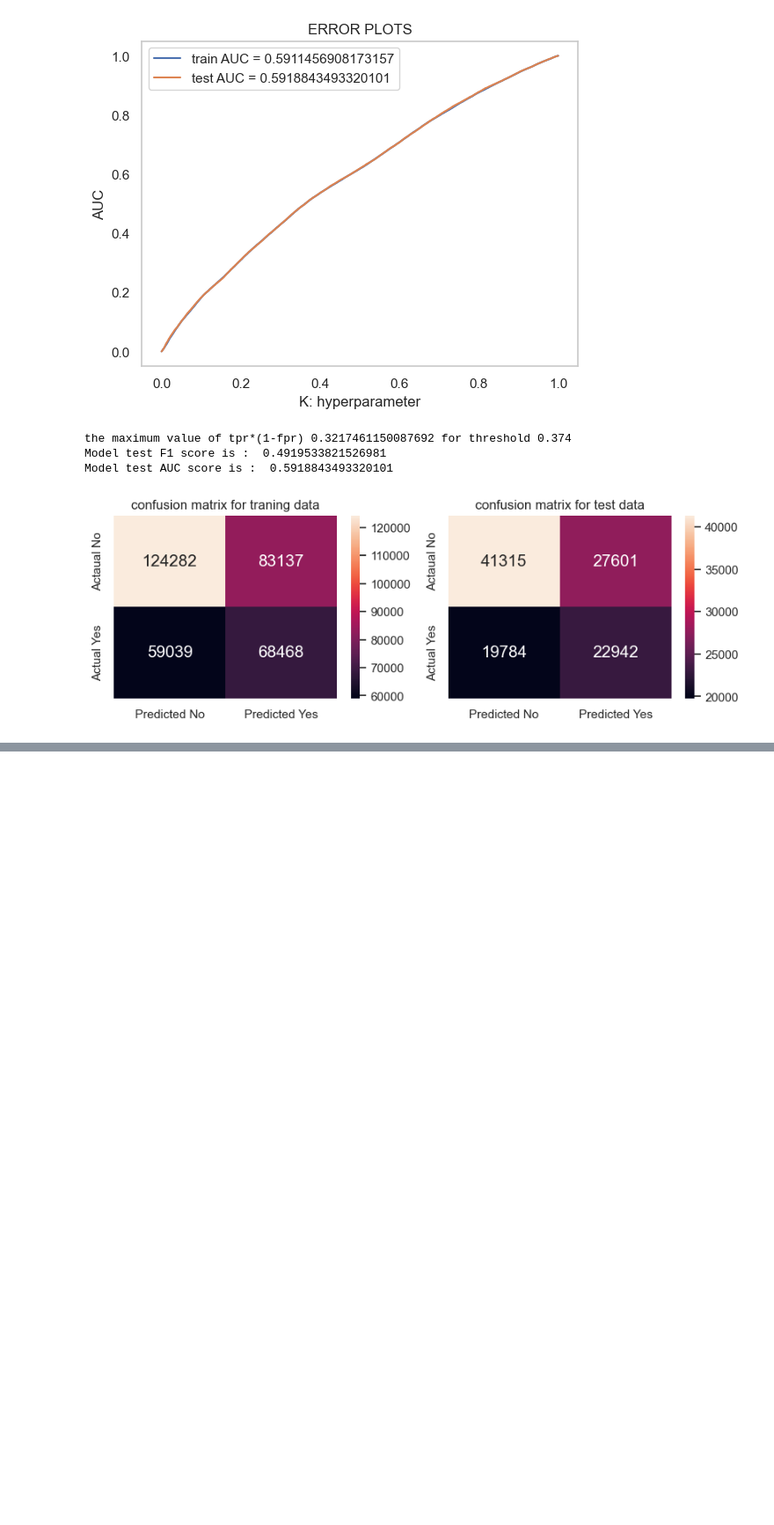
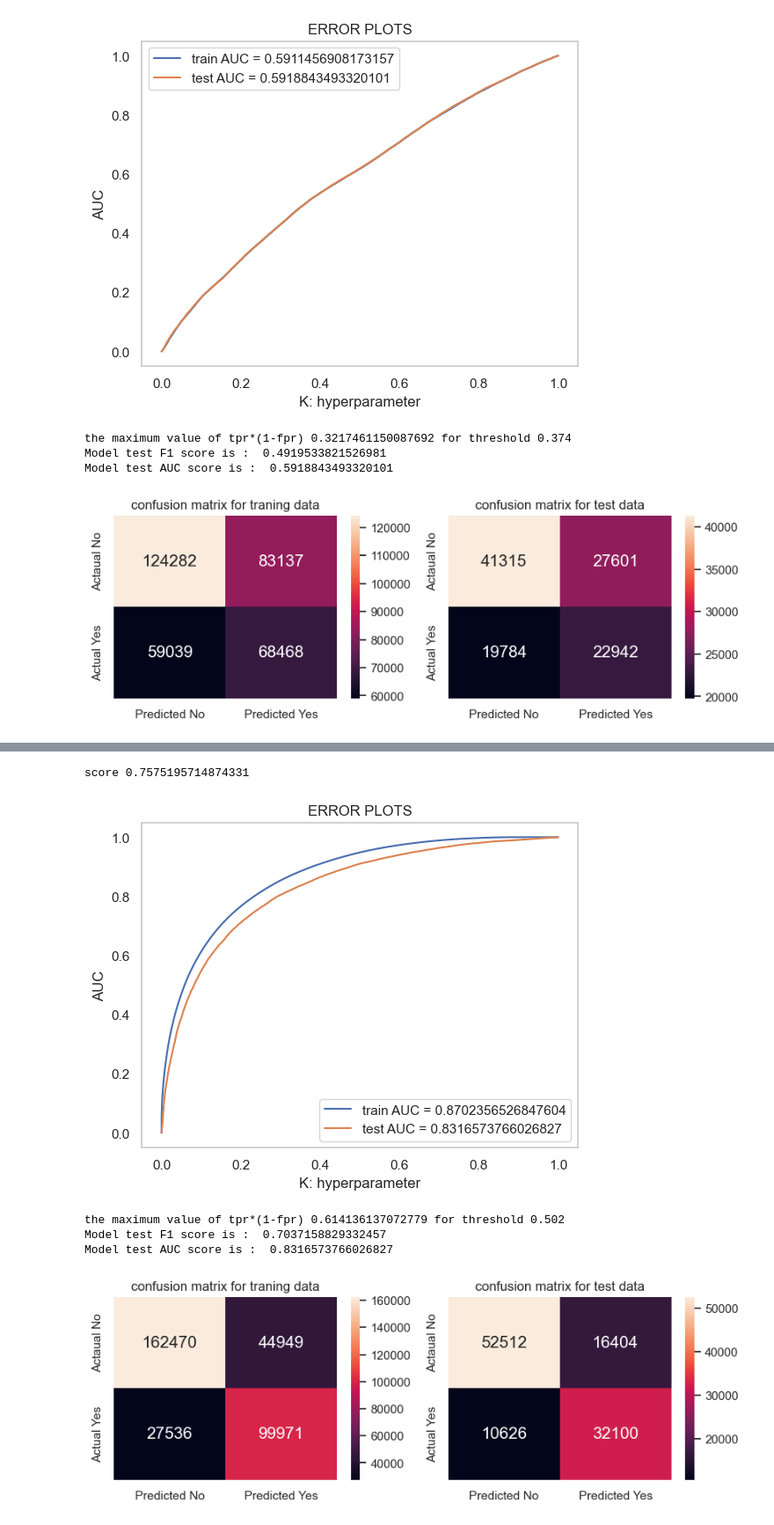
Before and after one commit to yingliu1206/Fraud-detection-In-Health-Care, a Jupyter notebook: code.ipynb, the cells around one changed output, grey strips where cells are left out. Shown at 88% size. Cells and saved outputs as stored; diff of their text form; code cells hidden in the pictures; blank space fills up the shorter version.

Commit message:
train different models with all features

```diff
--- a/code.ipynb
+++ b/code.ipynb
@@ -1034,0 +1067,16 @@ Model test AUC score is :  0.5918843493320101
+# %%
+# model with best hyperparameters:
+DT_model2 = DecisionTreeClassifier(class_weight = 'balanced', max_depth = 100, min_samples_split = 135)
+DT_model2=DT_model2.fit(X_train,y_train)
+
+print("score",DT_model2.score(X_val,y_val))
+# %% [output]
+score 0.7575195714874331
+# %%
+model_f1_score, model_AUC_score = model_performence_check(DT_model2,X_train,X_val,y_train,y_val)
+# %% [output]
+[figure, added]
+the maximum value of tpr*(1-fpr) 0.614136137072779 for threshold 0.502
+Model test F1 score is :  0.7037158829332457
+Model test AUC score is :  0.8316573766026827
+[figure, added]
```
Also changed, not shown: parts of 18 cells of this notebook.
